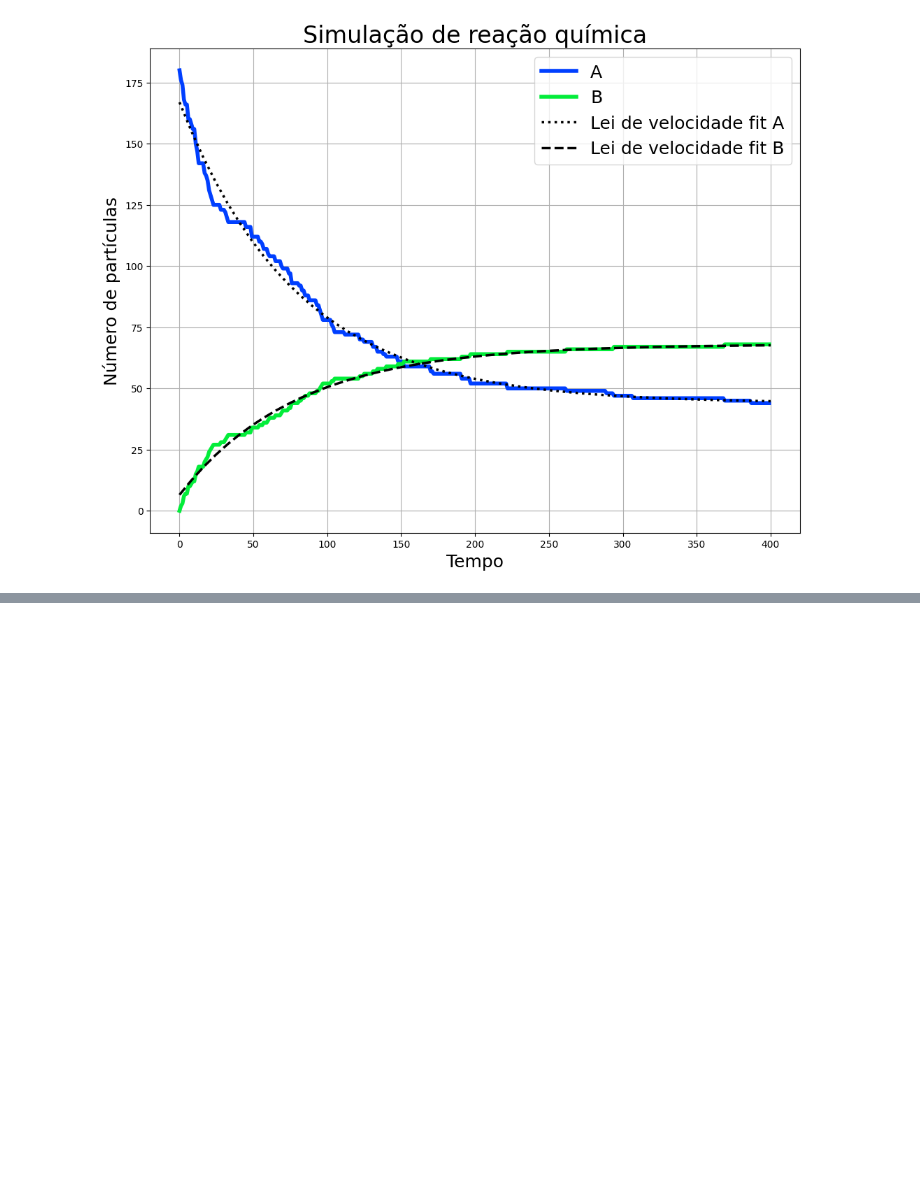
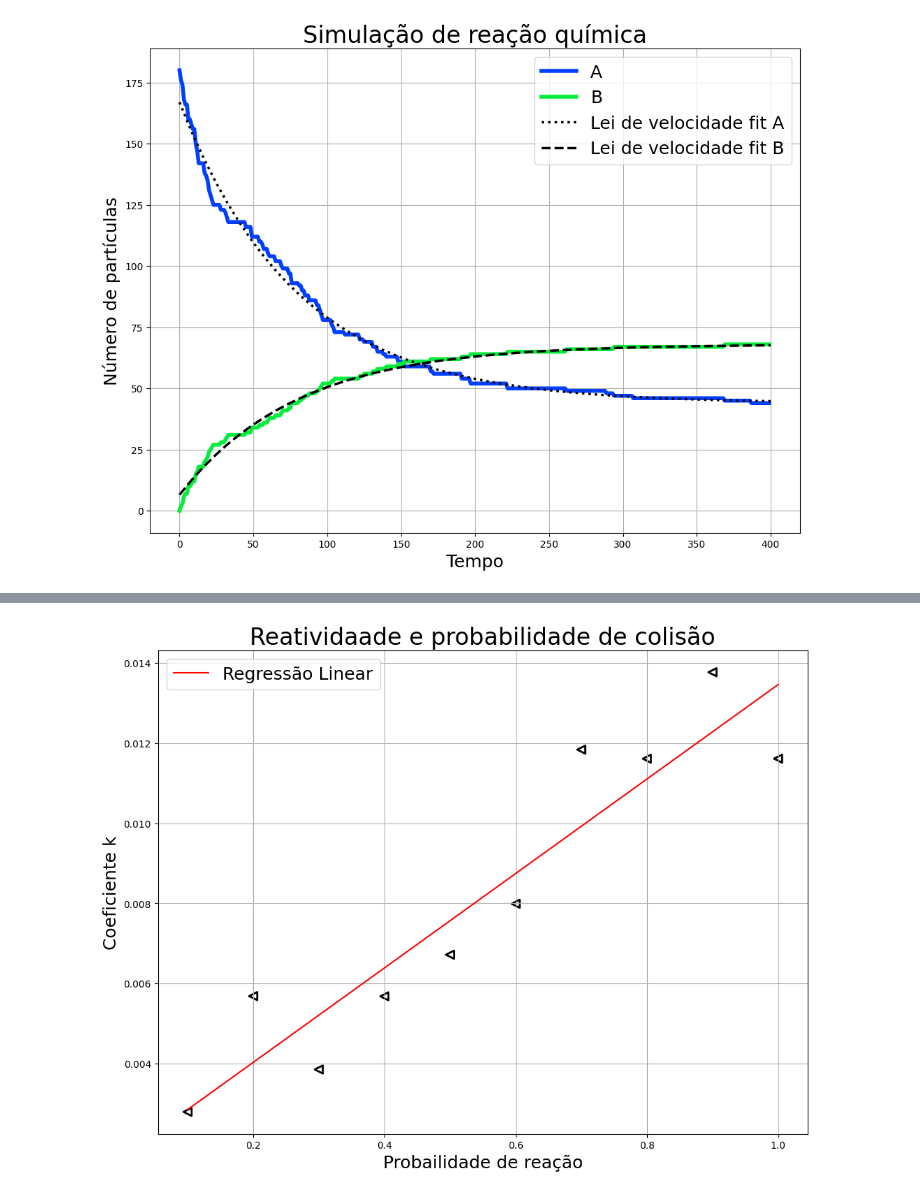
Before and after one commit to isadoramarcondes/Cinetica-Quimica, a Jupyter notebook: Reacoes.ipynb, the cells around one changed output, grey strips where cells are left out. Drawn from its saved outputs; the diff is of its cells as text; code cells hidden in the pictures; blank space fills up the shorter version.

```diff
--- a/Reacoes.ipynb
+++ b/Reacoes.ipynb
@@ -150,0 +243,22 @@ plt.savefig(r'resultados/react', dpi = 200)
+# %%
+fig2, ax2 = plt.subplots(1,1, figsize = (12, 9))
+X = np.array(REATIVIDADE).reshape(-1, 1)
+y = np.array(Ks)
+
+model = LinearRegression()
+model.fit(X, y)
+
+slope = model.coef_[0]
+intercept = model.intercept_
+
+X = np.linspace(X[0],X[-1] )
+ax2.plot(X, model.predict(X), color='red', label='Regressão Linear')
+ax2.set_title('Reatividaade e probabilidade de colisão', fontsize = 24)
+ax2.set_ylabel('Coeficiente k', fontsize = 18)
+ax2.set_xlabel('Probailidade de reação', fontsize = 18)
+ax2.scatter(REATIVIDADE, Ks, s = 70,marker='<',facecolors='none', edgecolors = '0',linewidths=2)
+ax2.grid('--')
+ax2.legend(fontsize=18)
+fig2.savefig('resultados/coef_react.png',dpi = 200)
+# %% [output]
+[figure, added]
```
Also changed, not shown: parts of 5 cells of this notebook, 3 other files.
